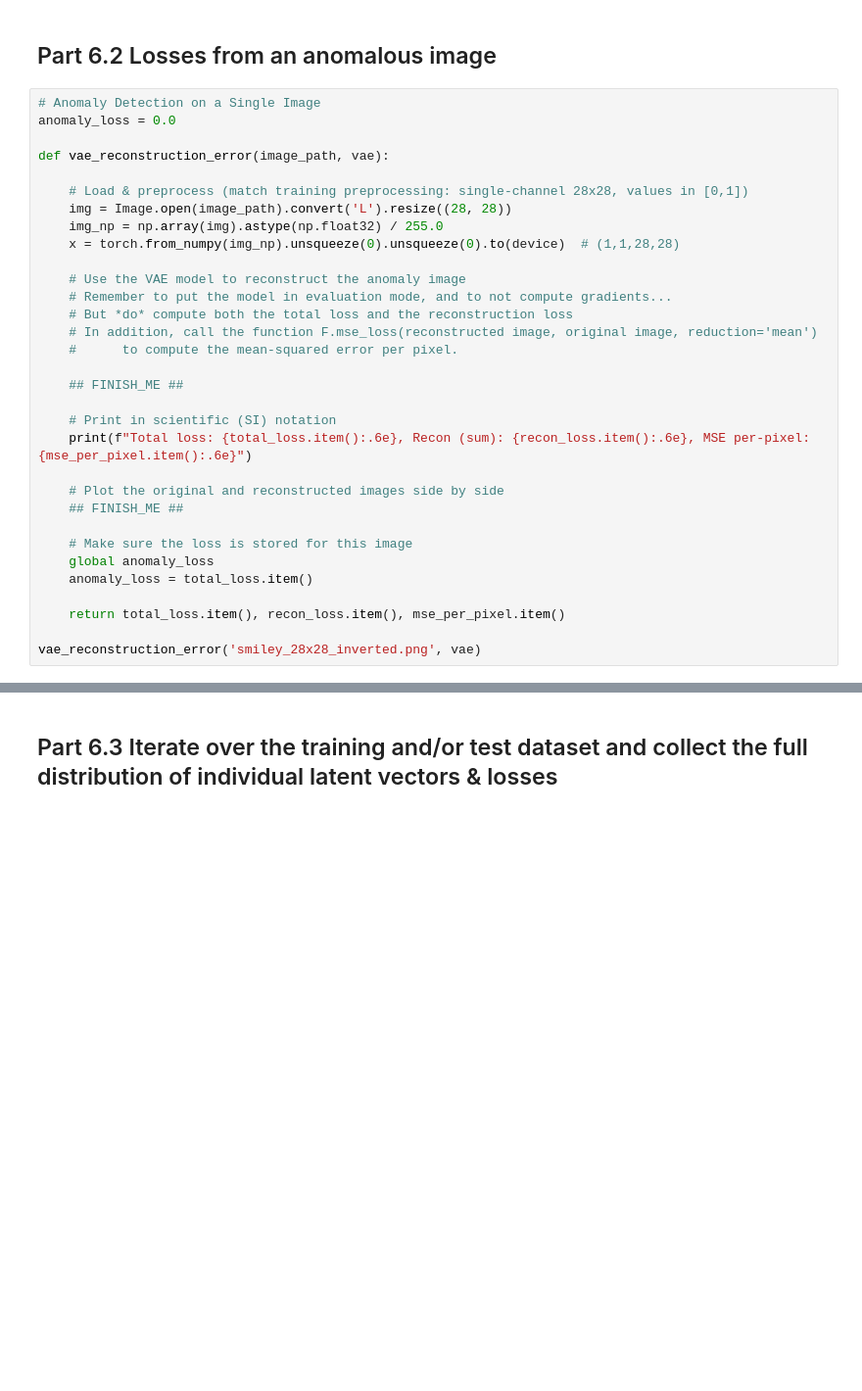
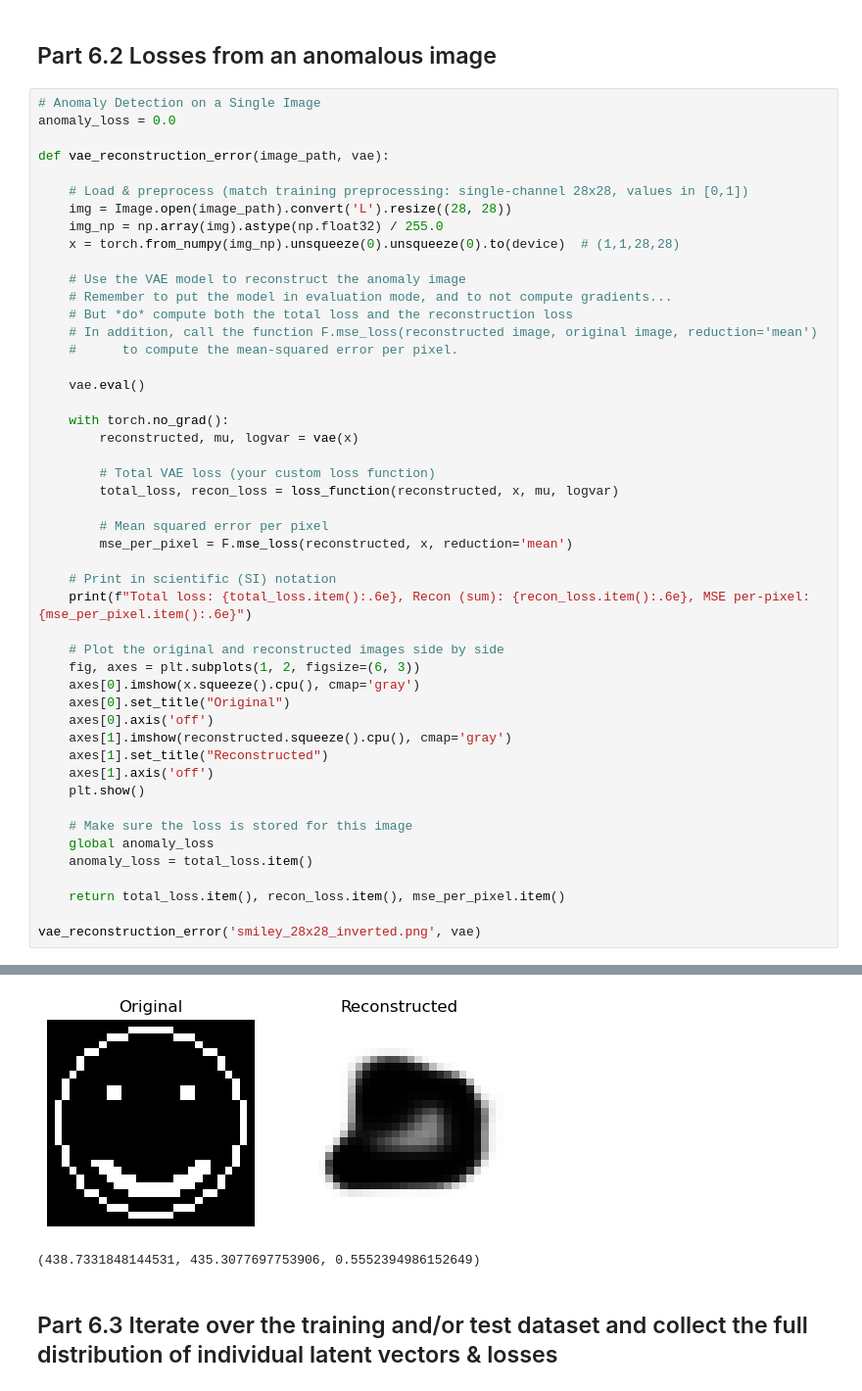
Before and after one commit to seancanobrien/AGQ-computing-2026, a Jupyter notebook: Week3/CNN_VAE_Questions.ipynb, the cells around one changed output, grey strips where cells are left out. Shown at 98% size. Cells and saved outputs as stored; diff of their text form; blank space fills up the shorter version.

```diff
--- a/Week3/CNN_VAE_Questions.ipynb
+++ b/Week3/CNN_VAE_Questions.ipynb
@@ -1193,13 +1206,29 @@ def vae_reconstruction_error(image_path, vae):
     # In addition, call the function F.mse_loss(reconstructed image, original image, reduction='mean')
     #      to compute the mean-squared error per pixel.
 
-    ## FINISH_ME ##
+    vae.eval()
+
+    with torch.no_grad():
+        reconstructed, mu, logvar = vae(x)
+
+        # Total VAE loss (your custom loss function)
+        total_loss, recon_loss = loss_function(reconstructed, x, mu, logvar)
+
+        # Mean squared error per pixel
+        mse_per_pixel = F.mse_loss(reconstructed, x, reduction='mean')
 
     # Print in scientific (SI) notation
     print(f"Total loss: {total_loss.item():.6e}, Recon (sum): {recon_loss.item():.6e}, MSE per-pixel: {mse_per_pixel.item():.6e}")
 
     # Plot the original and reconstructed images side by side
-    ## FINISH_ME ##
+    fig, axes = plt.subplots(1, 2, figsize=(6, 3))
+    axes[0].imshow(x.squeeze().cpu(), cmap='gray')
+    axes[0].set_title("Original")
+    axes[0].axis('off')
+    axes[1].imshow(reconstructed.squeeze().cpu(), cmap='gray')
+    axes[1].set_title("Reconstructed")
+    axes[1].axis('off')
+    plt.show()
 
     # Make sure the loss is stored for this image
     global anomaly_loss
@@ -1208,3 +1237,4 @@ def vae_reconstruction_error(image_path, vae):
     return total_loss.item(), recon_loss.item(), mse_per_pixel.item()
 
 vae_reconstruction_error('smiley_28x28_inverted.png', vae)
+# %% [output]
@@ -1211,3 +1242,5 @@ vae_reconstruction_error('smiley_28x28_inverted.png', vae)
+[figure, added]
+(438.7331848144531, 435.3077697753906, 0.5552394986152649)
 # %% [markdown]
 ## Part 6.3 Iterate over the training and/or test dataset and collect the full distribution of individual latent vectors & losses
 # %%
```
Also changed, not shown: parts of 17 cells of this notebook, 2 other files.
